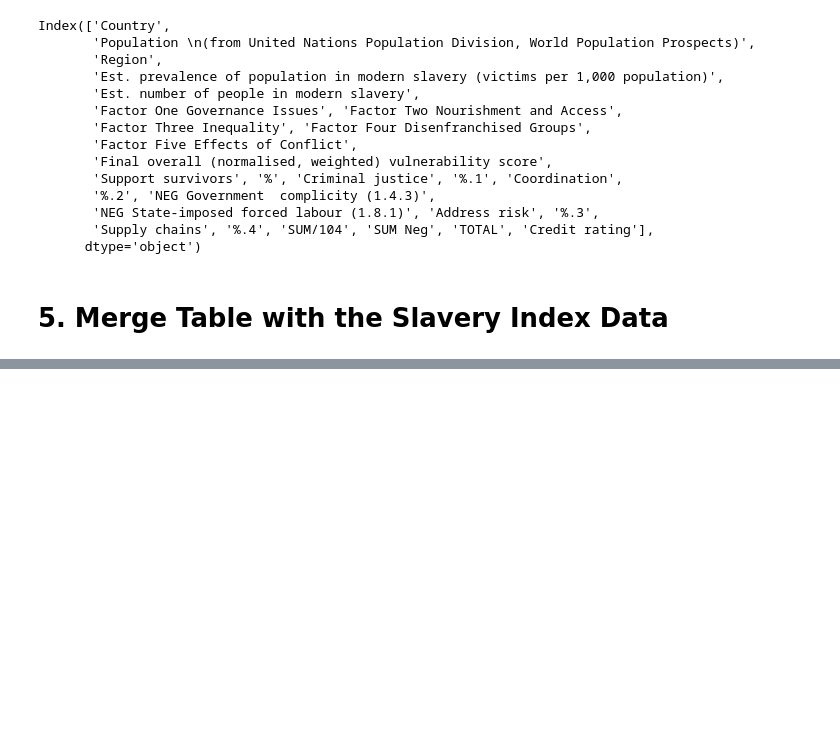
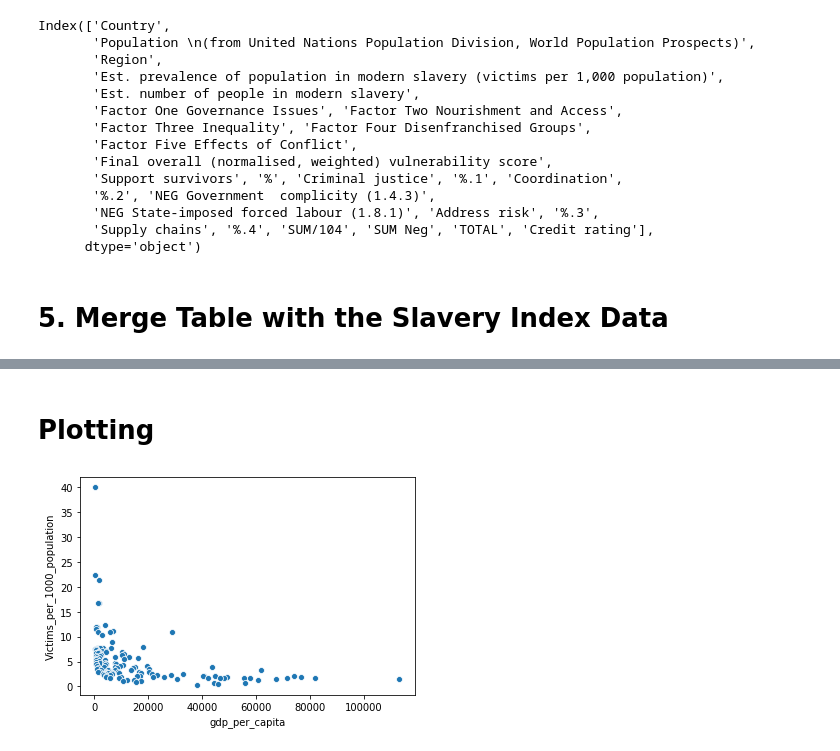
Before and after one commit to mahooi/Globalization, a Jupyter notebook: Notebooks/GDP Notebook.ipynb, the cells around one changed output, grey strips where cells are left out. Drawn from its saved outputs; the diff is of its cells as text; code cells hidden in the pictures; blank space fills up the shorter version.

```diff
--- a/Notebooks/GDP Notebook.ipynb
+++ b/Notebooks/GDP Notebook.ipynb
@@ -133,0 +154,3 @@ reunion
+# %%
+reunion.dropna(inplace=True)
+reunion
@@ -133,0 +171,5 @@ reunion
+# %%
+reunion['total_population'] = reunion['total_population'].astype('str')
+reunion['total_population'] = reunion['total_population'].str.replace(",", "")
+reunion = reunion.astype({"total_population" :float})
+reunion.dtypes
@@ -133,0 +194,4 @@ reunion
+# %%
+reunion['gdp_per_capita'] = reunion.apply(lambda row: row.gdp_2017 / row.total_population, axis=1)
+reunion.gdp_per_capita = reunion.gdp_per_capita.round()
+reunion
@@ -133,0 +214,3 @@ reunion
+# %%
+reunion.rename(columns={"Est. prevalence of population in modern slavery (victims per 1,000 population)": "victims_per_1000_population"}, inplace=True)
+reunion.head()
@@ -133,0 +225,8 @@ reunion
+# %% [markdown]
+# Plotting
+# %%
+ax = sns.scatterplot(data = reunion,
+                x="gdp_per_capita",
+                y="Victims_per_1000_population");
+# %% [output]
+[figure, added]
```
Also changed, not shown: parts of 18 cells of this notebook.
